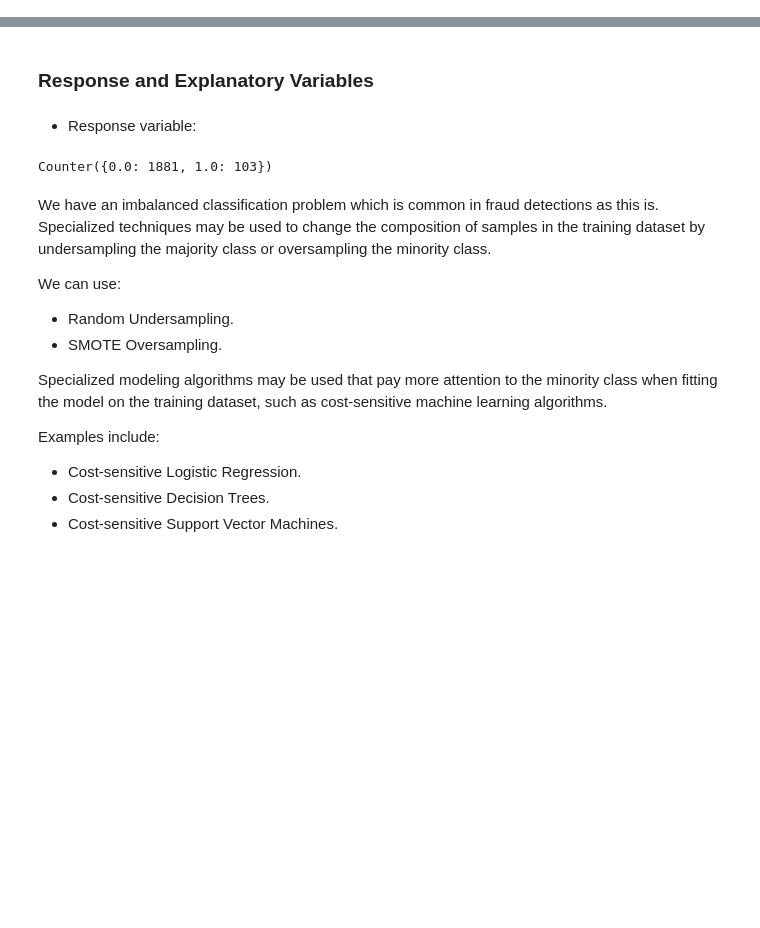
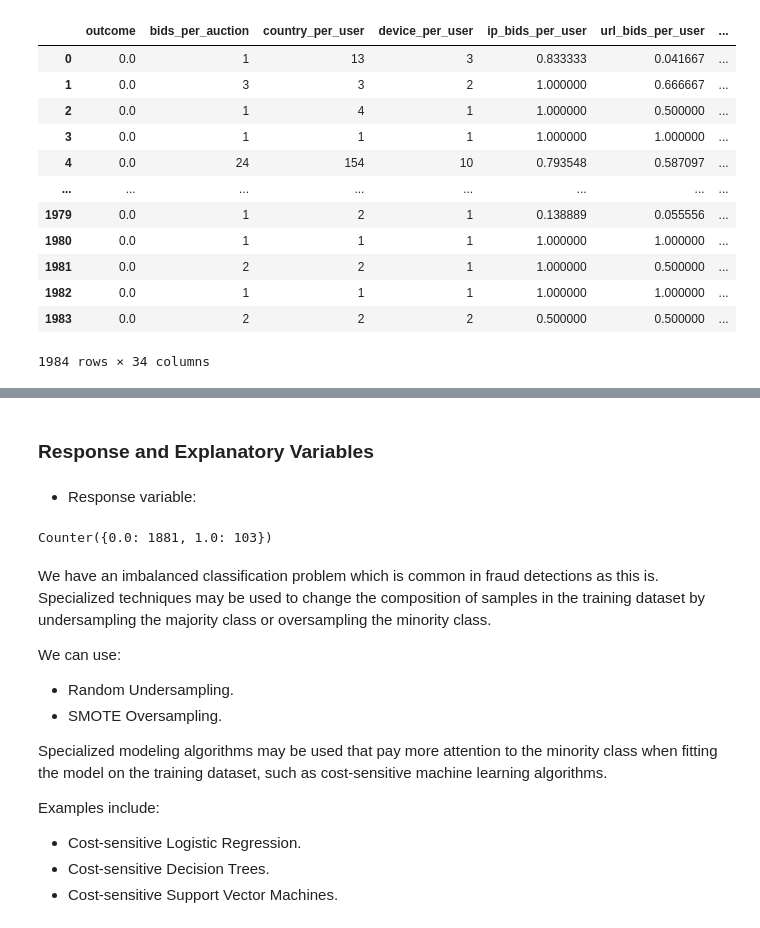
Before and after one commit to gabriellewald/auction-fraud-detection, a Jupyter notebook: notebooks/4_pre_processing_modeling.ipynb, the cells around one changed output, grey strips where cells are left out. Saved outputs shown, nothing was run; the diff lists cells and outputs as text; code cells hidden in the pictures; blank space fills up the shorter version.

```diff
--- a/notebooks/4_pre_processing_modeling.ipynb
+++ b/notebooks/4_pre_processing_modeling.ipynb
@@ -81,3 +78,19 @@ memory usage: 403.1 KB
+# %%
+df
+# %% [output]
+|  | outcome | bids_per_auction | country_per_user | device_per_user | ip_bids_per_user | url_bids_per_user | ... |
+| 0 | 0.0 | 1 | 13 | 3 | 0.833333 | 0.041667 | ... |
+| 1 | 0.0 | 3 | 3 | 2 | 1.000000 | 0.666667 | ... |
+| 2 | 0.0 | 1 | 4 | 1 | 1.000000 | 0.500000 | ... |
+| 3 | 0.0 | 1 | 1 | 1 | 1.000000 | 1.000000 | ... |
+| 4 | 0.0 | 24 | 154 | 10 | 0.793548 | 0.587097 | ... |
+| ... | ... | ... | ... | ... | ... | ... | ... |
+| 1979 | 0.0 | 1 | 2 | 1 | 0.138889 | 0.055556 | ... |
+| 1980 | 0.0 | 1 | 1 | 1 | 1.000000 | 1.000000 | ... |
+| 1981 | 0.0 | 2 | 2 | 1 | 1.000000 | 0.500000 | ... |
+| 1982 | 0.0 | 1 | 1 | 1 | 1.000000 | 1.000000 | ... |
+| 1983 | 0.0 | 2 | 2 | 2 | 0.500000 | 0.500000 | ... |
+1984 rows × 34 columns
 # %%
 df.columns
 # %% [output]
```
Also changed, not shown: parts of 12 cells of this notebook.
